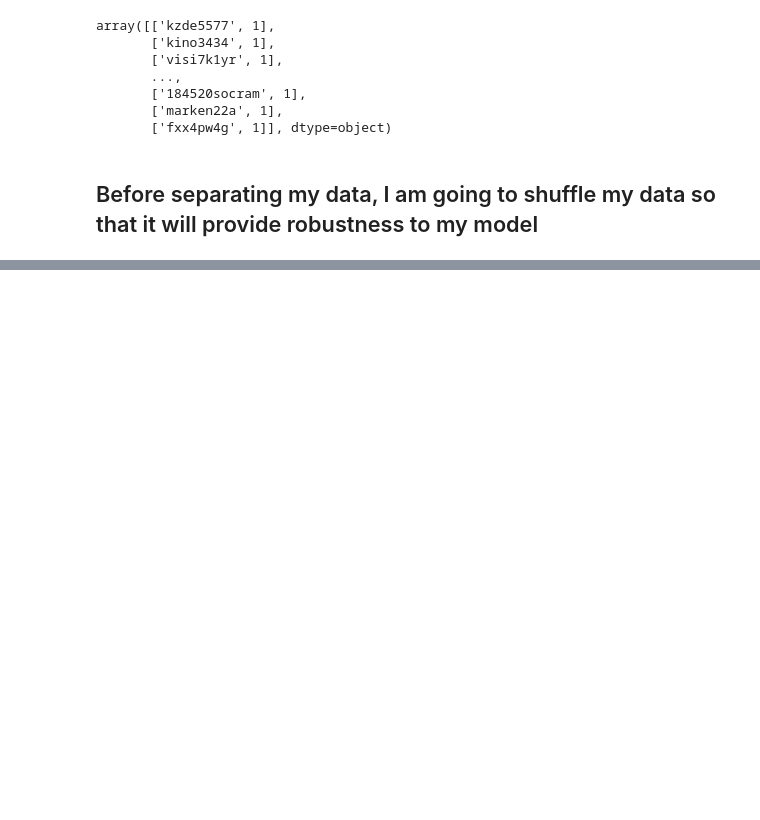
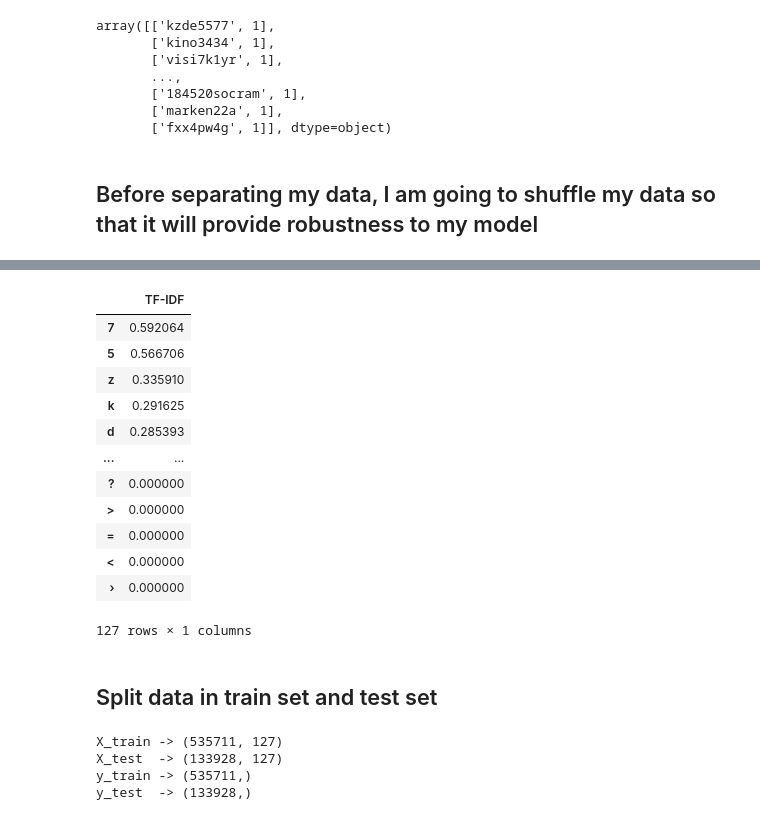
Before and after one commit to ghimiresunil/Three-Real-World-Data-Science-Project, a Jupyter notebook: Predict password strength/predict_password_strength.ipynb, the cells around one changed output, grey strips where cells are left out. Drawn from its saved outputs; the diff is of its cells as text; code cells hidden in the pictures; blank space fills up the shorter version.

```diff
--- a/Predict password strength/predict_password_strength.ipynb
+++ b/Predict password strength/predict_password_strength.ipynb
@@ -86,0 +96,6 @@ random.shuffle(password_tuple)
+# %%
+def word_divide_char(inputs):
+    charactes = []
+    for i in inputs:
+        charactes.append(i)
+    return charactes
@@ -86,0 +108,4 @@ random.shuffle(password_tuple)
+# %%
+tf_idf = TfidfVectorizer(tokenizer = word_divide_char)
+# %%
+x = tf_idf.fit_transform(x_Data)
@@ -86,0 +138,3 @@ random.shuffle(password_tuple)
+# %%
+first_document_vector = x[0]
+first_document_vector
@@ -86,0 +166,19 @@ random.shuffle(password_tuple)
+# %%
+df = pd.DataFrame(first_document_vector.T.todense(), index = tf_idf.get_feature_names(), columns = ['TF-IDF'])
+df.sort_values(by = ['TF-IDF'], ascending = False)
+# %% [output]
+|  | TF-IDF |
+| 7 | 0.592064 |
+| 5 | 0.566706 |
+| z | 0.335910 |
+| k | 0.291625 |
+| d | 0.285393 |
+| ... | ... |
+| ? | 0.000000 |
+| > | 0.000000 |
+| = | 0.000000 |
+| < | 0.000000 |
+| › | 0.000000 |
+127 rows × 1 columns
+# %% [markdown]
+## Split data in train set and test set
@@ -86,0 +193,10 @@ random.shuffle(password_tuple)
+# %%
+print('X_train ->', X_train.shape)
+print('X_test  ->', X_test.shape)
+print('y_train ->', y_train.shape)
+print('y_test  ->', y_test.shape)
+# %% [output]
+X_train -> (535711, 127)
+X_test  -> (133928, 127)
+y_train -> (535711,)
+y_test  -> (133928,)
```
Also changed, not shown: parts of 27 cells of this notebook.
